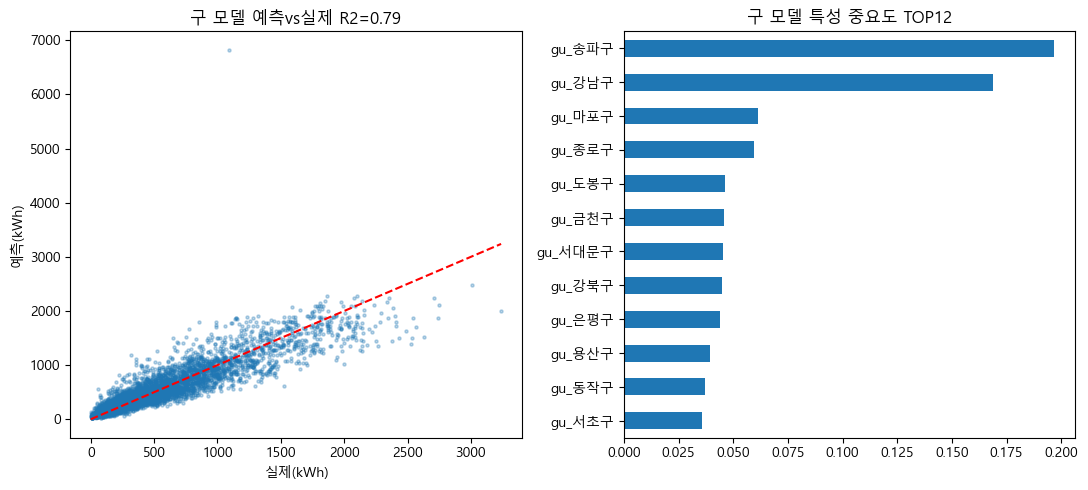
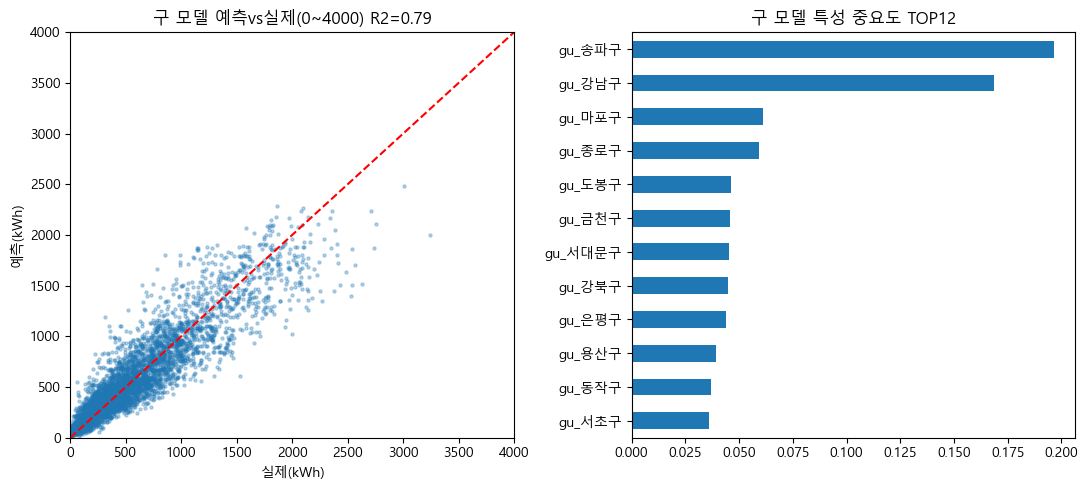
The change to this notebook cell's code, shown as a diff; its figure went from the first image to the second:
--- before
+++ after
@@ -1,5 +1,6 @@
 fig,ax=plt.subplots(1,2,figsize=(11,5))
-ax[0].scatter(yg,pg,s=5,alpha=0.3); ax[0].plot([0,yg.max()],[0,yg.max()],'r--')
-ax[0].set_title('구 모델 예측vs실제 R2=%.2f'%r2_score(yg,pg)); ax[0].set_xlabel('실제(kWh)'); ax[0].set_ylabel('예측(kWh)')
+ax[0].scatter(yg,pg,s=5,alpha=0.3); ax[0].plot([0,4000],[0,4000],'r--')
+ax[0].set_xlim(0,4000); ax[0].set_ylim(0,4000)
+ax[0].set_title('구 모델 예측vs실제(0~4000) R2=%.2f'%r2_score(yg,pg)); ax[0].set_xlabel('실제(kWh)'); ax[0].set_ylabel('예측(kWh)')
 pd.Series(mg.feature_importances_,index=Xg.columns).sort_values().tail(12).plot(kind='barh',ax=ax[1])
 ax[1].set_title('구 모델 특성 중요도 TOP12'); plt.tight_layout(); plt.show()

Commit: fix: 노트북 예측vs실제 그래프 0~4000 확대 (가독성)